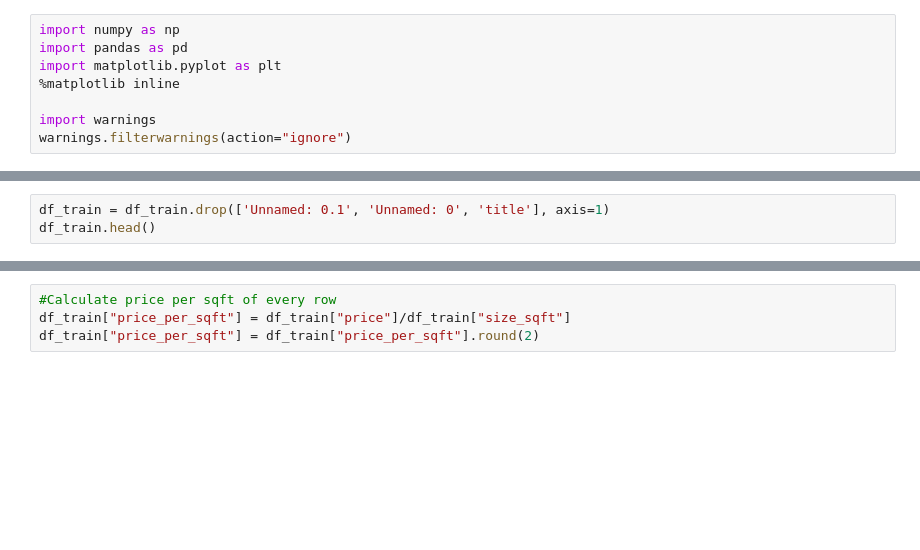
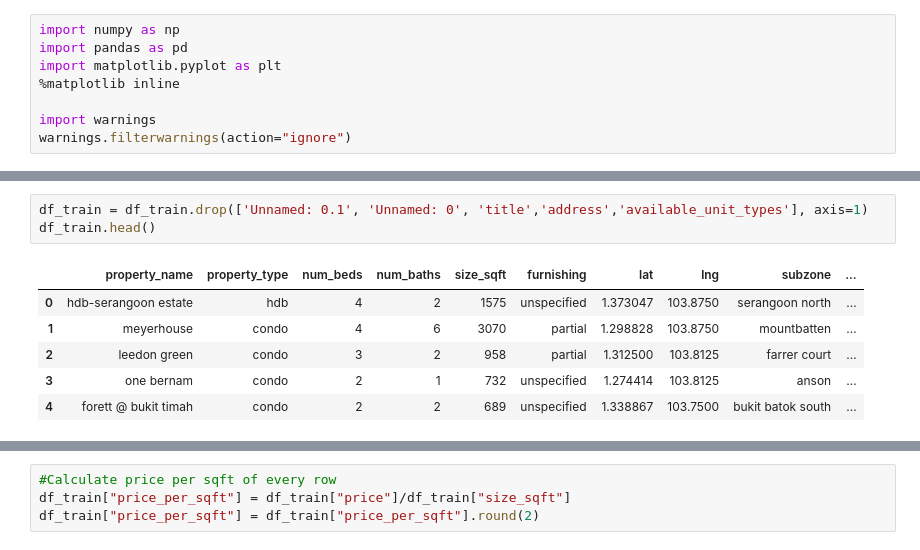
Before and after one commit to nish-d/ParanormalDistribution, a Jupyter notebook: notebooks/encoding.ipynb, the cells around one changed output, grey strips where cells are left out. Saved outputs shown, nothing was run; the diff lists cells and outputs as text; blank space fills up the shorter version.

```diff
--- a/notebooks/encoding.ipynb
+++ b/notebooks/encoding.ipynb
@@ -14,3 +21,10 @@ df_train.head()
 # %%
-df_train = df_train.drop(['Unnamed: 0.1', 'Unnamed: 0', 'title'], axis=1)
+df_train = df_train.drop(['Unnamed: 0.1', 'Unnamed: 0', 'title','address','available_unit_types'], axis=1)
 df_train.head()
+# %% [output]
+|  | property_name | property_type | num_beds | num_baths | size_sqft | furnishing | lat | lng | subzone | ... |
+| 0 | hdb-serangoon estate | hdb | 4 | 2 | 1575 | unspecified | 1.373047 | 103.8750 | serangoon north | ... |
+| 1 | meyerhouse | condo | 4 | 6 | 3070 | partial | 1.298828 | 103.8750 | mountbatten | ... |
+| 2 | leedon green | condo | 3 | 2 | 958 | partial | 1.312500 | 103.8125 | farrer court | ... |
+| 3 | one bernam | condo | 2 | 1 | 732 | unspecified | 1.274414 | 103.8125 | anson | ... |
+| 4 | forett @ bukit timah | condo | 2 | 2 | 689 | unspecified | 1.338867 | 103.7500 | bukit batok south | ... |
```
Also changed, not shown: parts of 19 cells of this notebook, 4 other files.
